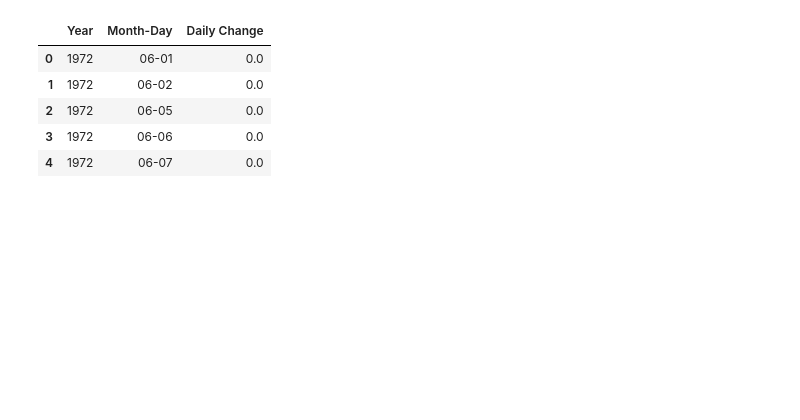
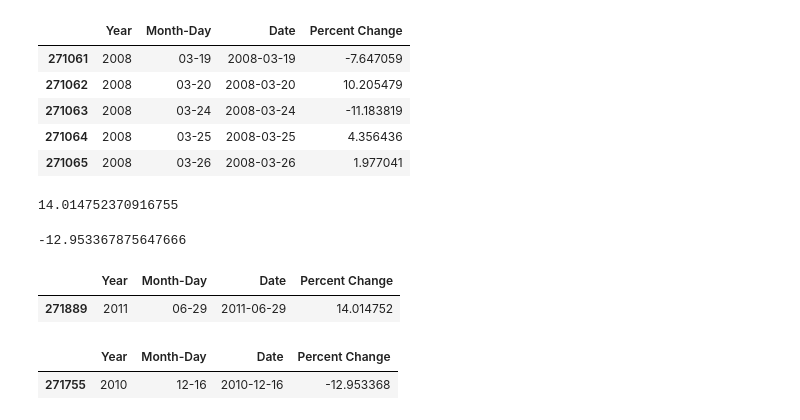
Before and after one commit to bpaynich/BRK-stocks-, a Jupyter notebook: jupyter/Experimental_Plotting.ipynb, the cells around one changed output. Cells and saved outputs as stored; diff of their text form; code cells hidden in the pictures; blank space fills up the shorter version.

```diff
--- a/jupyter/Experimental_Plotting.ipynb
+++ b/jupyter/Experimental_Plotting.ipynb
@@ -33,0 +155,4 @@ DIS_data.head()
+# %%
+# Group by a specific ticker name
+ticker_data = ticker_df.loc[ticker_df['Name'] == "V"]
+ticker_data.head()
@@ -34,36 +166,66 @@ DIS_data.head()
 # %%
 # Isolate date, open, and close columns from dataframe
-date = DIS_data["Date"]
-open = DIS_data["Open"]
-close = DIS_data["Close"]
+date = ticker_data["Date"]
+open = ticker_data["Open"]
+close = ticker_data["Close"]
 
 # Create the daily change by subtracting the opening price from the closing price
 daily_change = close - open
 
+percent_change = (daily_change/open)*100
+
 # # Create a dataframe that displays all this information
 # daily_change_df = pd.DataFrame({
-#     "Date": date,
-#     "Daily Change": daily_change
+#      "Date": date,
+#      "Daily Change": daily_change
 # })
 # daily_change_df.head()
 # %%
 # Split the date column
-spl = DIS_data["Date"].str.split("-", n = 1, expand = True)
+split_date = ticker_data["Date"].str.split("-", n = 1, expand = True)
 
 # Create a dataframe that displays all this information
-daily_change_df = pd.DataFrame({
+percent_change_df = pd.DataFrame({
     "Year": split_date[0],
     "Month-Day": split_date[1],
-    "Day": split_date[2],
-    "Daily Change": daily_change
+    "Date": date,
+    "Percent Change": percent_change
 })
-daily_change_df.head()
+percent_change_df.head()
 # %% [output]
-|  | Year | Month-Day | Daily Change |
-| 0 | 1972 | 06-01 | 0.0 |
-| 1 | 1972 | 06-02 | 0.0 |
-| 2 | 1972 | 06-05 | 0.0 |
-| 3 | 1972 | 06-06 | 0.0 |
-| 4 | 1972 | 06-07 | 0.0 |
+|  | Year | Month-Day | Date | Percent Change |
+| 271061 | 2008 | 03-19 | 2008-03-19 | -7.647059 |
+| 271062 | 2008 | 03-20 | 2008-03-20 | 10.205479 |
+| 271063 | 2008 | 03-24 | 2008-03-24 | -11.183819 |
+| 271064 | 2008 | 03-25 | 2008-03-25 | 4.356436 |
+| 271065 | 2008 | 03-26 | 2008-03-26 | 1.977041 |
+# %%
+# Find the maximum percent change of all dates
+max_change = percent_change_df["Percent Change"].max()
+
+max_change
+# %% [output]
+14.014752370916755
+# %%
+# Find the minimum percent change of all dates
+min_change = percent_change_df["Percent Change"].min()
+
+min_change
+# %% [output]
+-12.953367875647666
+# %%
+# Find the corresponding date to this maximum change
+max_change_date = percent_change_df.loc[percent_change_df["Percent Change"] == max_change]
+max_change_date
+# %% [output]
+|  | Year | Month-Day | Date | Percent Change |
+| 271889 | 2011 | 06-29 | 2011-06-29 | 14.014752 |
+# %%
+# Find the corresponding date to this maximum change
+min_change_date = percent_change_df.loc[percent_change_df["Percent Change"] == min_change]
+min_change_date
+# %% [output]
+|  | Year | Month-Day | Date | Percent Change |
+| 271755 | 2010 | 12-16 | 2010-12-16 | -12.953368 |
 # %%
 # Find the average daily change for each date
```
Also changed, not shown: parts of 14 cells of this notebook, 6 other files.
